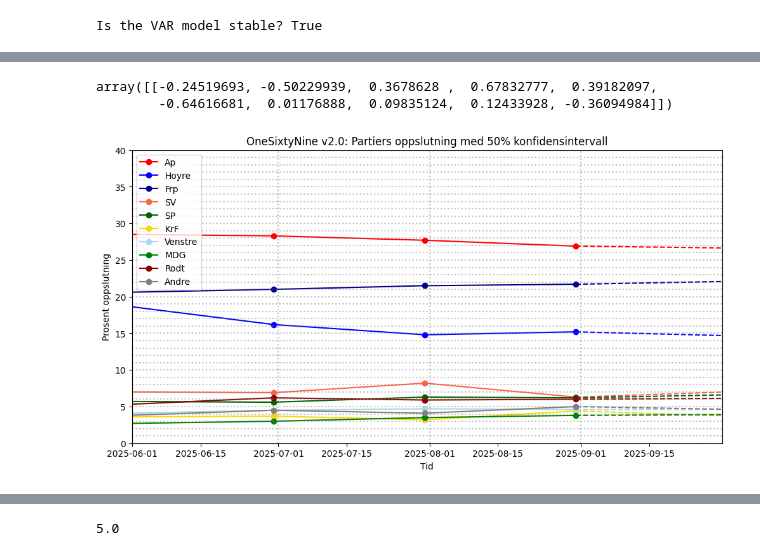
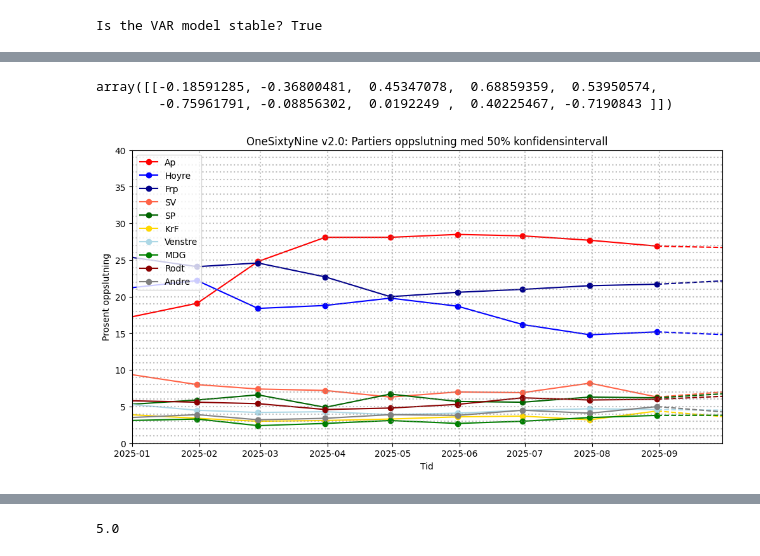
Before and after one commit to jensmorten/onesixtynine, a Jupyter notebook: models/onesixtyninev2-august.ipynb, the cells around one changed output, grey strips where cells are left out. Cells and saved outputs as stored; diff of their text form; code cells hidden in the pictures.

```diff
--- a/models/onesixtyninev2-august.ipynb
+++ b/models/onesixtyninev2-august.ipynb
@@ -134,9 +134,10 @@ df_ex
 
 #print(model_fitted.summary())
 # %%
-model = VAR(endog=df_en, exog=df_ex)
+#model = VAR(endog=df_en, exog=df_ex)
+model = VAR(endog=df_en)
 # %%
-model_fitted = model.fit(maxlags=1,method = 'ols', trend='n', verbose=True)
+model_fitted = model.fit(maxlags=2,method = 'ols', trend='n', verbose=True)
 print(model_fitted.summary())
 # %% [output]
   Summary of Regression Results
@@ -208,8 +209,8 @@ forecast, lower, upper = model_fitted.forecast_interval(df_en.values[-model_fitt
 # %%
 forecast
 # %% [output]
-array([[-0.24519693, -0.50229939,  0.3678628 ,  0.67832777,  0.39182097,
-        -0.64616681,  0.01176888,  0.09835124,  0.12433928, -0.36094984]])
+array([[-0.18591285, -0.36800481,  0.45347078,  0.68859359,  0.53950574,
+        -0.75961791, -0.08856302,  0.0192249 ,  0.40225467, -0.7190843 ]])
 # %%
 forecast_dates = pd.date_range(start="2025-09-30", periods=steps, freq='ME')
 
@@ -263,34 +264,34 @@ for party in colors.keys():  # Iterate over defined parties
 
     last_actual_date = df_en.index[-1]
     first_forecast_date = forecast_df.index[0]
     last_actual_value = df_en[party].iloc[-1]
     first_forecast_value = forecast_df[party].iloc[0]
 
     plt.plot([last_actual_date, first_forecast_date], [last_actual_value, first_forecast_value], color=color, linestyle="dashed")
 
     # Plot confidence interval (original scale)
     plt.fill_between(forecast_df.index,
                      forecast_lower_df[party],
                      forecast_upper_df[party],
                      color=color, alpha=0.2)
 
 
 dates = pd.date_range(start="2023-01-01", end="2025-09-30", freq="MS")
 for date in dates:
     plt.axvline(date, color="gray", linestyle="dotted", alpha=0.5)
 
 # Add horizontal grid lines every 5%
 for percent in range(0, 45, 1):
     plt.axhline(percent, color="gray", linestyle="dotted", alpha=0.5)
 
-plt.xlim(np.datetime64("2025-06-01"), np.datetime64("2025-09-30"))  # Manually set max date to Sept 2025
+plt.xlim(np.datetime64("2025-01-01"), np.datetime64("2025-09-30"))  # Manually set max date to Sept 2025
 plt.ylim(0,40)  # Manually set max date to Sept 2025
 plt.xlabel("Tid")
 plt.ylabel("Prosent oppslutning")
 plt.title("OneSixtyNine v2.0: Partiers oppslutning med 50% konfidensintervall")
 plt.legend(loc="upper left")
 plt.show()
 # %% [output]
-[figure, old version]
+[figure, new version]
 # %%
 forecast_df=forecast_df[['Ap', 'Hoyre', 'Frp', 'SV', 'SP', 'KrF', 'Venstre', 'MDG', 'Rodt','Andre']]
```
Also changed, not shown: parts of 43 cells of this notebook, 4 other files.
